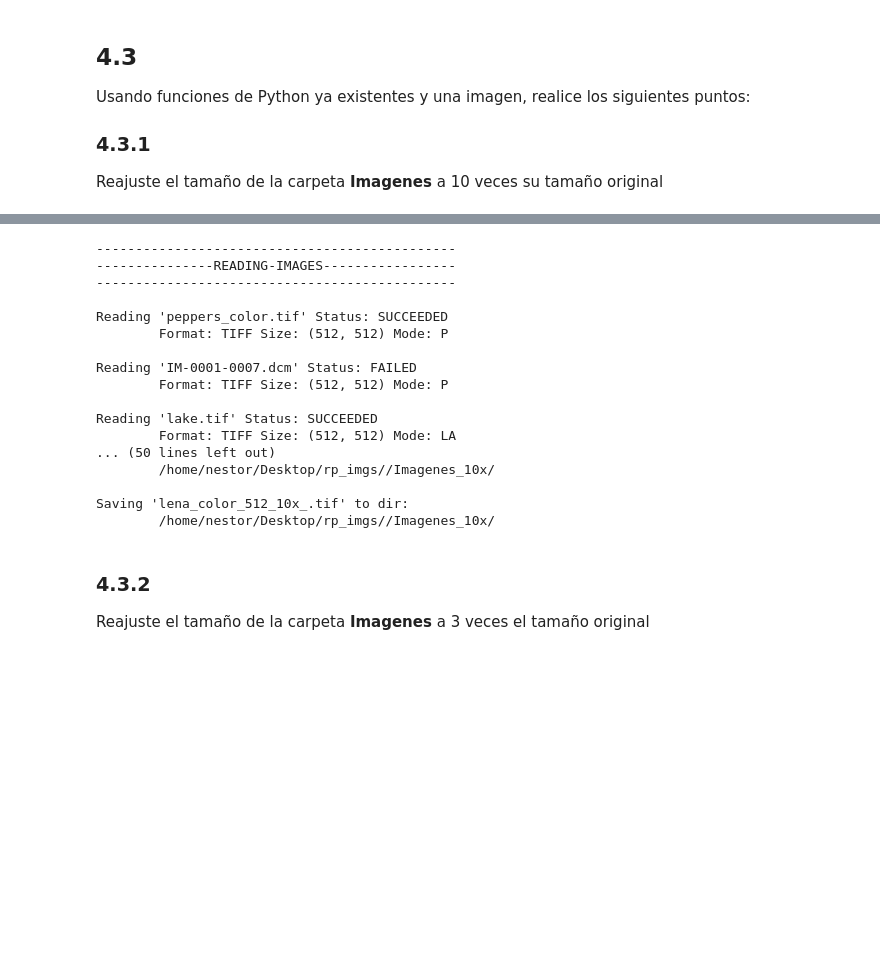
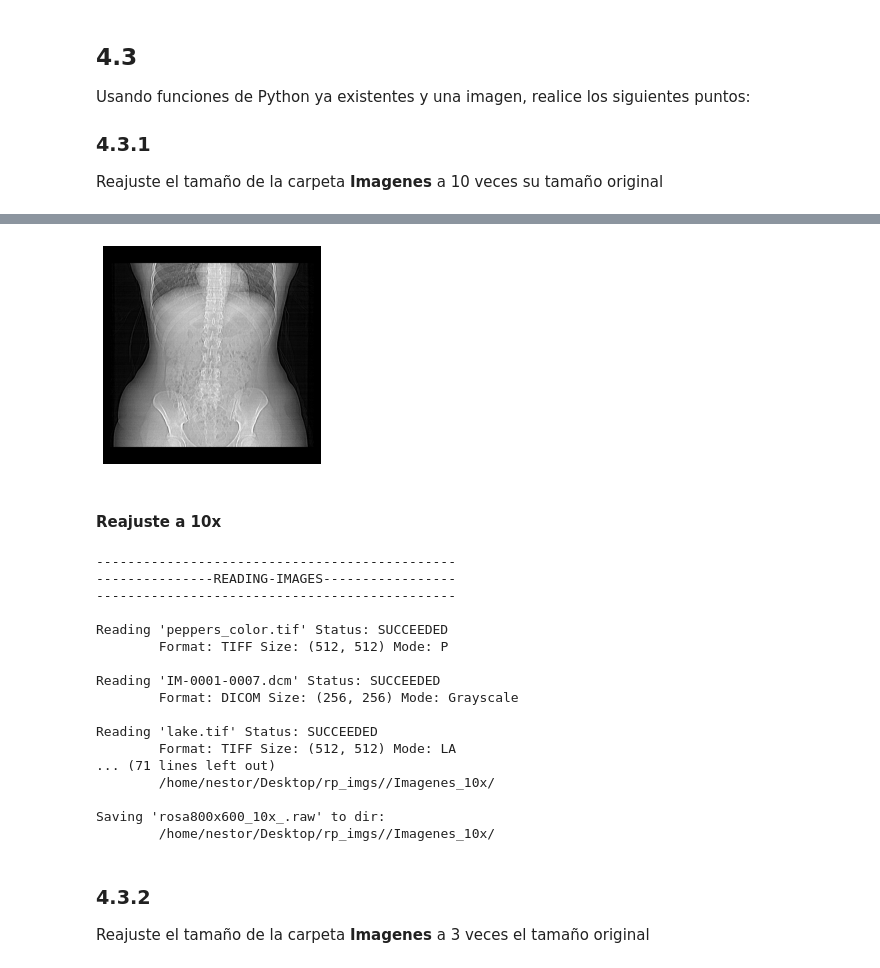
Before and after one commit to nestorivanmo/iimas-data-science, a Jupyter notebook: 2021-2/rp/practicas/1/src.ipynb, the cells around one changed output, grey strips where cells are left out. Saved outputs shown, nothing was run; the diff lists cells and outputs as text; code cells hidden in the pictures; blank space fills up the shorter version.

```diff
--- a/2021-2/rp/practicas/1/src.ipynb
+++ b/2021-2/rp/practicas/1/src.ipynb
@@ -85,3 +109,11 @@ Reajuste el tamaño de la carpeta **Imagenes** a 10 veces su tamaño original
+# %%
+ds = dcmread(dir_path + 'Anonymized20200210.dcm')
+img_array = ds.pixel_array
+plt.imshow(img_array, cmap='gray')
+plt.axis('off')
+plt.show()
+# %% [output]
+[figure, added]
 # %%
 def read_images(dir_path, verbose=False):
     """
@@ -220,6 +283,7 @@ def save_images(images, dir_path, verbose=False):
+# %% [markdown]
+#### Reajuste a 10x
 # %%
-dir_path = '/home/nestor/Desktop/iimas-data-science/2021-2/rp/practicas/1/resources' + '/Imagenes'
-images = read_images(dir_path, True)
+images = read_images(dir_path, verbose=True)
 resized_images = resize_images(images, scale=10, verbose=True)
 save_images(resized_images, '/home/nestor/Desktop/rp_imgs/' + '/Imagenes_10x', verbose=True)
 # %% [output]
@@ -230,15 +294,15 @@ save_images(resized_images, '/home/nestor/Desktop/rp_imgs/' + '/Imagenes_10x', v
 Reading 'peppers_color.tif' Status: SUCCEEDED
         Format: TIFF Size: (512, 512) Mode: P
 
-Reading 'IM-0001-0007.dcm' Status: FAILED
-        Format: TIFF Size: (512, 512) Mode: P
+Reading 'IM-0001-0007.dcm' Status: SUCCEEDED
+        Format: DICOM Size: (256, 256) Mode: Grayscale
 
 Reading 'lake.tif' Status: SUCCEEDED
         Format: TIFF Size: (512, 512) Mode: LA
-... (50 lines left out)
+... (71 lines left out)
         /home/nestor/Desktop/rp_imgs//Imagenes_10x/
 
-Saving 'lena_color_512_10x_.tif' to dir:
+Saving 'rosa800x600_10x_.raw' to dir:
         /home/nestor/Desktop/rp_imgs//Imagenes_10x/
 # %% [markdown]
 ### 4.3.2
```
Also changed, not shown: parts of 8 cells of this notebook, 1 other file.
